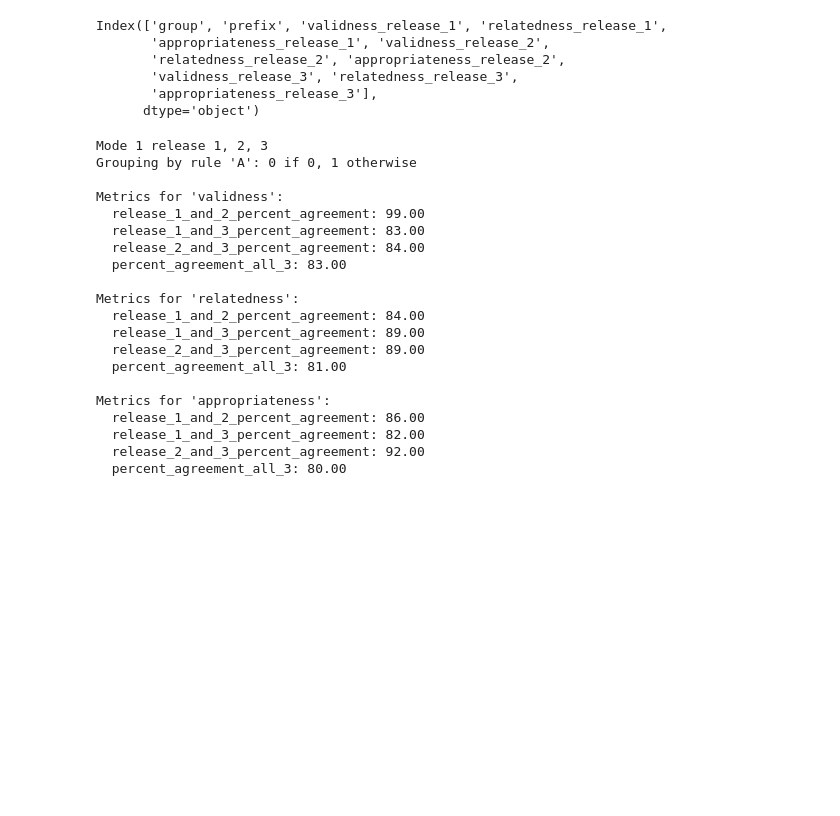
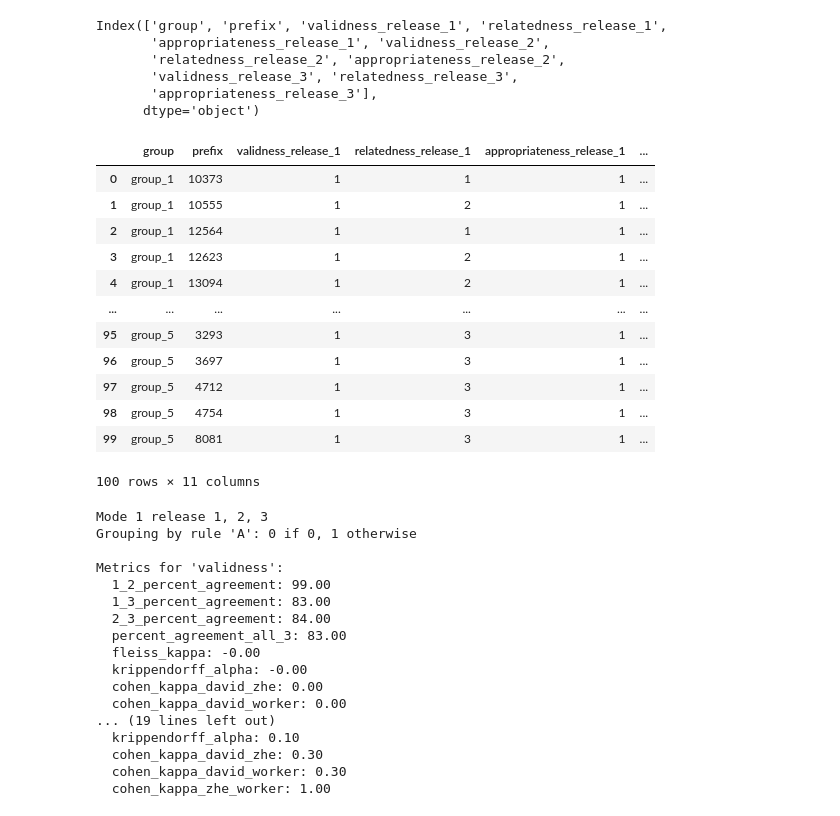
Before and after one commit to zheliu92/nlp_followupqg_public, a Jupyter notebook: Human_Evaluation/Helpers/mode_1_output_analysis.ipynb, the cells around one changed output. Saved outputs shown, nothing was run; the diff lists cells and outputs as text; code cells hidden in the pictures; blank space fills up the shorter version.

Commit message:
Some more annalysis - redoing mode 1 and mode 2 interannotator agreement score using cohen's kappa, Fleiss Kappa, and Krippendorff's Alpha

```diff
--- a/Human_Evaluation/Helpers/mode_1_output_analysis.ipynb
+++ b/Human_Evaluation/Helpers/mode_1_output_analysis.ipynb
@@ -583,4 +597,20 @@ Index(['group', 'prefix', 'validness_release_1', 'relatedness_release_1',
        'validness_release_3', 'relatedness_release_3',
        'appropriateness_release_3'],
       dtype='object')
+# %%
+df_123_merged
+# %% [output]
+|  | group | prefix | validness_release_1 | relatedness_release_1 | appropriateness_release_1 | ... |
+| 0 | group_1 | 10373 | 1 | 1 | 1 | ... |
+| 1 | group_1 | 10555 | 1 | 2 | 1 | ... |
+| 2 | group_1 | 12564 | 1 | 1 | 1 | ... |
+| 3 | group_1 | 12623 | 1 | 2 | 1 | ... |
+| 4 | group_1 | 13094 | 1 | 2 | 1 | ... |
+| ... | ... | ... | ... | ... | ... | ... |
+| 95 | group_5 | 3293 | 1 | 3 | 1 | ... |
+| 96 | group_5 | 3697 | 1 | 3 | 1 | ... |
+| 97 | group_5 | 4712 | 1 | 3 | 1 | ... |
+| 98 | group_5 | 4754 | 1 | 3 | 1 | ... |
+| 99 | group_5 | 8081 | 1 | 3 | 1 | ... |
+100 rows × 11 columns
 # %%
@@ -619,7 +673,7 @@ def calculate_percent_agreement_and_alpha(df, columns_to_check):
 import pandas as pd
 from sklearn.metrics import cohen_kappa_score
 
-df = pd.DataFrame(df_123_merged)
+df = pd.DataFrame(df_123_merged.copy())
 
 # Function to recode 'relatedness' based on the disagreement rule
 def recode_relatedness(column):
@@ -633,7 +687,7 @@ df["relatedness_release_3"] = recode_relatedness(df["relatedness_release_3"])
 columns_to_check = ['validness', 'relatedness', 'appropriateness']
 
 # Calculate percent agreement and Cohen's Kappa
-results = calculate_percent_agreement_and_alpha(df, columns_to_check)
+results = calculate_agreement_metrics_between_annotators(df, columns_to_check)
 
 print("Mode 1 release 1, 2, 3 \nGrouping by rule 'A': 0 if 0, 1 otherwise")
 # Display results
@@ -646,21 +700,18 @@ Mode 1 release 1, 2, 3
 Grouping by rule 'A': 0 if 0, 1 otherwise
 
 Metrics for 'validness':
-  release_1_and_2_percent_agreement: 99.00
-  release_1_and_3_percent_agreement: 83.00
-  release_2_and_3_percent_agreement: 84.00
+  1_2_percent_agreement: 99.00
+  1_3_percent_agreement: 83.00
+  2_3_percent_agreement: 84.00
   percent_agreement_all_3: 83.00
-
-Metrics for 'relatedness':
-  release_1_and_2_percent_agreement: 84.00
-  release_1_and_3_percent_agreement: 89.00
-  release_2_and_3_percent_agreement: 89.00
-  percent_agreement_all_3: 81.00
-
-Metrics for 'appropriateness':
-  release_1_and_2_percent_agreement: 86.00
-  release_1_and_3_percent_agreement: 82.00
-  release_2_and_3_percent_agreement: 92.00
-  percent_agreement_all_3: 80.00
+  fleiss_kappa: -0.00
+  krippendorff_alpha: -0.00
+  cohen_kappa_david_zhe: 0.00
+  cohen_kappa_david_worker: 0.00
+... (19 lines left out)
+  krippendorff_alpha: 0.10
+  cohen_kappa_david_zhe: 0.30
+  cohen_kappa_david_worker: 0.30
+  cohen_kappa_zhe_worker: 1.00
 # %%
 # evaluating by converting 2,3 values to 1 and converting 0,1 values to 0 for the 'relatedness' column
```
Also changed, not shown: parts of 8 cells of this notebook, 10 other files.
